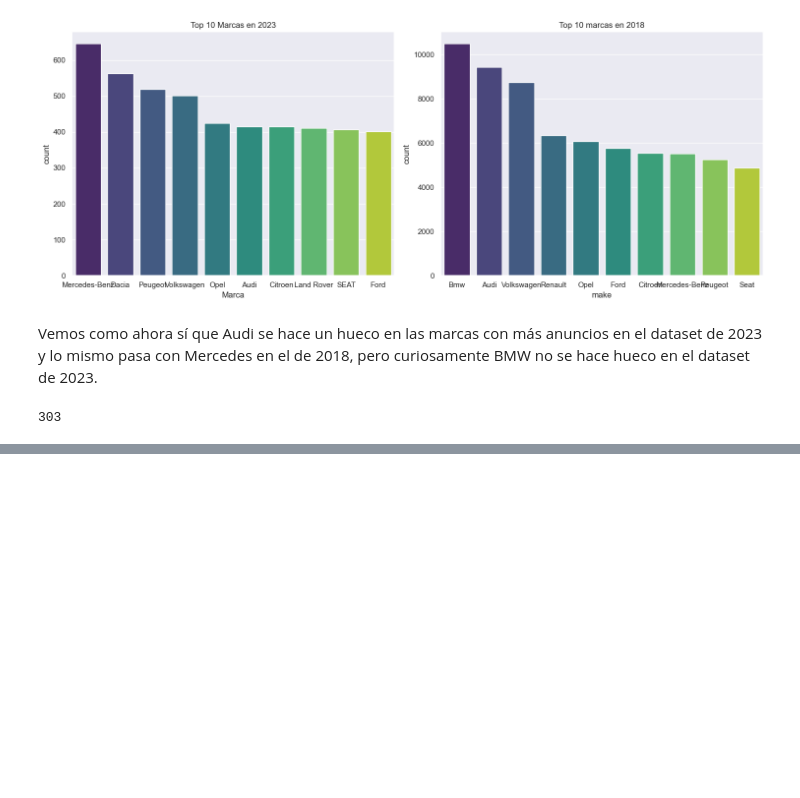
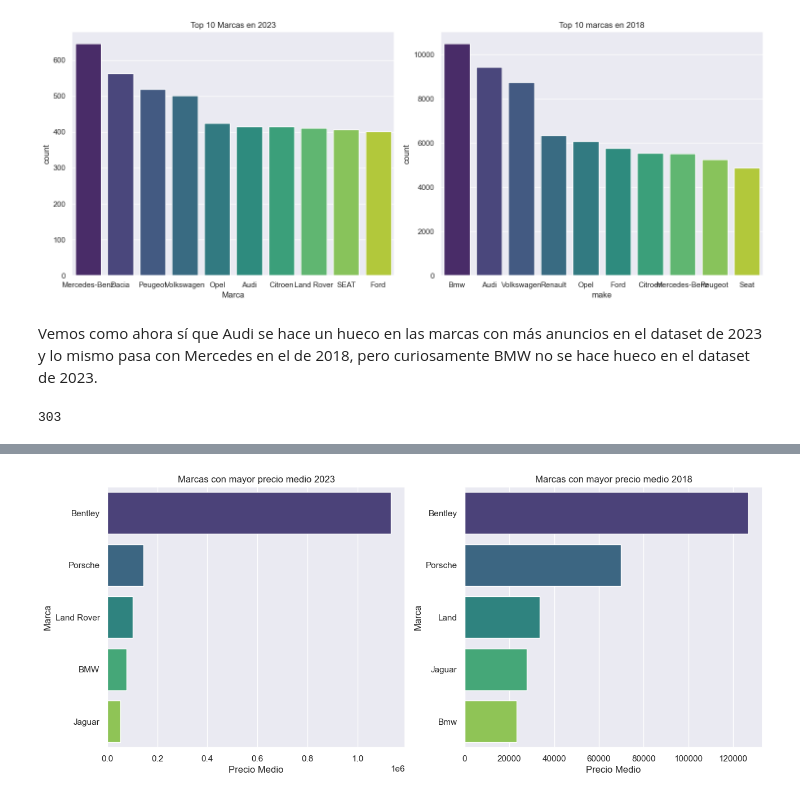
Before and after one commit to maribelseara/proyecto_final_ds, a Jupyter notebook: EDA.ipynb, the cells around one changed output, grey strips where cells are left out. Cells and saved outputs as stored; diff of their text form; code cells hidden in the pictures; blank space fills up the shorter version.

```diff
--- a/EDA.ipynb
+++ b/EDA.ipynb
@@ -717,0 +736,20 @@ Vemos que efectivamente para la marca BMW hay 303 registros, quedándose por deb
+# %%
+sns.set(rc={'figure.figsize': (15, 6)})
+
+plt.subplot(1, 2, 1)
+marcas_caras_2018=['Bentley', 'Porsche', 'Land Rover', 'Jaguar', 'BMW']
+max_precios_medio_marca = df[df['Marca'].isin(marcas_caras_2018)].groupby('Marca')['Precio'].mean().sort_values(ascending=False).head(5)
+sns.barplot(x=max_precios_medio_marca.values, y=max_precios_medio_marca.index, palette='viridis')
+plt.xlabel('Precio Medio')
+plt.ylabel('Marca')
+plt.title('Marcas con mayor precio medio 2023')
+
+plt.subplot(1, 2, 2)
+max_precios_medio_marca_2018 = df_2018.groupby('make')['price'].mean().sort_values(ascending=False).head(5)
+sns.barplot(x=max_precios_medio_marca_2018.values, y=max_precios_medio_marca_2018.index, palette='viridis')
+plt.xlabel('Precio Medio')
+plt.ylabel('Marca')
+plt.title('Marcas con mayor precio medio 2018')
+plt.show()
+# %% [output]
+[figure, added]
```
Also changed, not shown: parts of 60 cells of this notebook, 3 other files.
